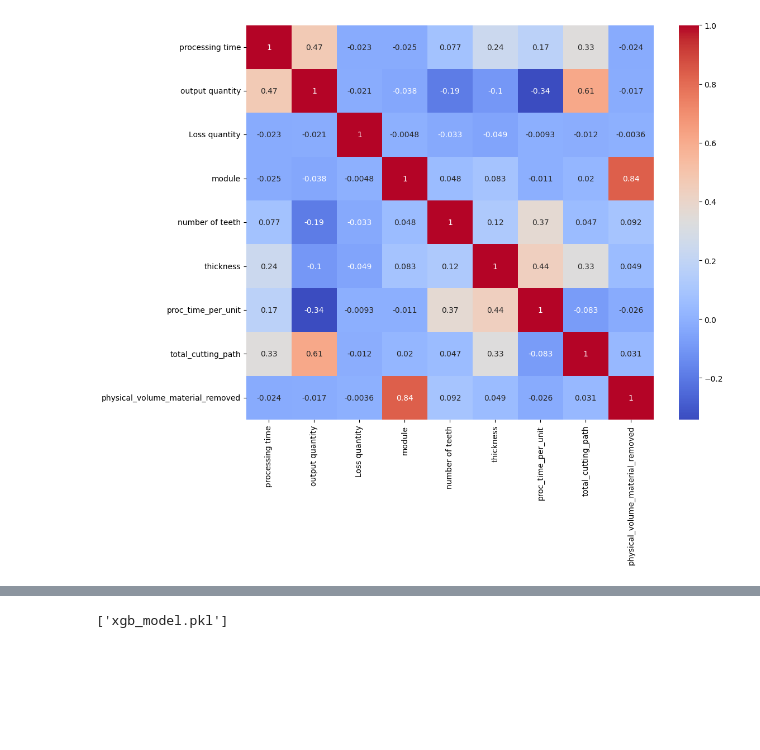
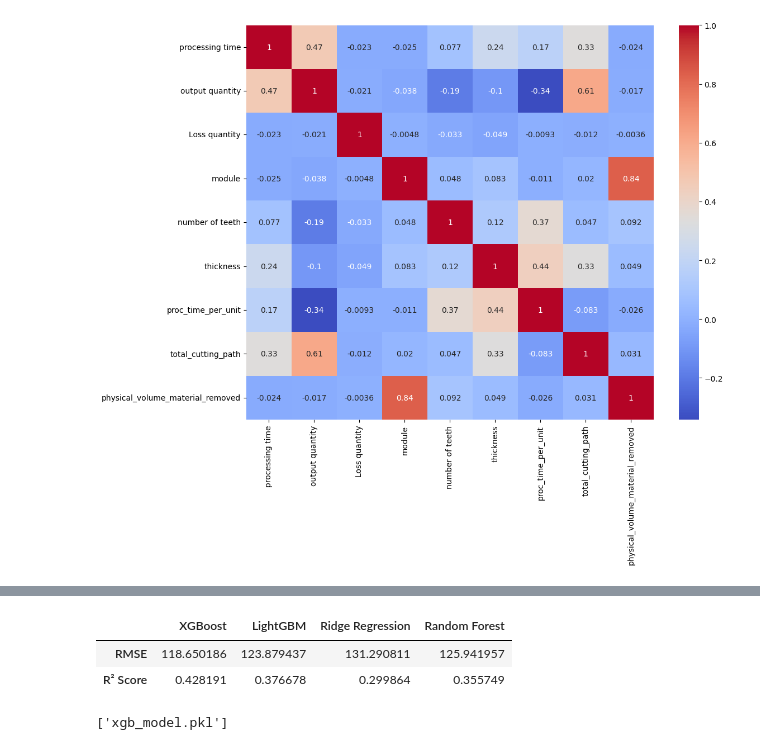
Before and after one commit to MikaTo482/Paradox, a Jupyter notebook: exam.ipynb, the cells around one changed output, grey strips where cells are left out. Cells and saved outputs as stored; diff of their text form; code cells hidden in the pictures; blank space fills up the shorter version.

```diff
--- a/exam.ipynb
+++ b/exam.ipynb
@@ -464,6 +477,7 @@ grid_ridge.fit(x_train, y_train)
 best_ridge = grid_ridge.best_estimator_
 y_pred_ridge = best_ridge.predict(x_test)
 rmse_ridge = np.sqrt(mean_squared_error(y_test, y_pred_ridge))
+r2_ridge = r2_score(y_test, y_pred_ridge)
 # %%
 rf = RandomForestRegressor(random_state=42)
 rf_params = {
@@ -495,3 +510,16 @@ Random Forest RMSE: 125.90 minutes
+# %%
+evaluate_model = pd.DataFrame({
+    "XGBoost": [rmse_xgb, r2_xgb],
+    "LightGBM": [rmse_lgb, r2_lgb],
+    "Ridge Regression": [rmse_ridge, r2_ridge],
+    "Random Forest": [rmse_rf, r2_rf]
+})
+evaluate_model.rename(index  = {0: 'RMSE', 1: 'R² Score'}, inplace=True)
+display(evaluate_model)
+# %% [output]
+|  | XGBoost | LightGBM | Ridge Regression | Random Forest |
+| RMSE | 118.650186 | 123.879437 | 131.290811 | 125.941957 |
+| R² Score | 0.428191 | 0.376678 | 0.299864 | 0.355749 |
 # %%
 import joblib
 joblib.dump(best_model, 'xgb_model.pkl')
```
Also changed, not shown: parts of 9 cells of this notebook, 2 other files.
